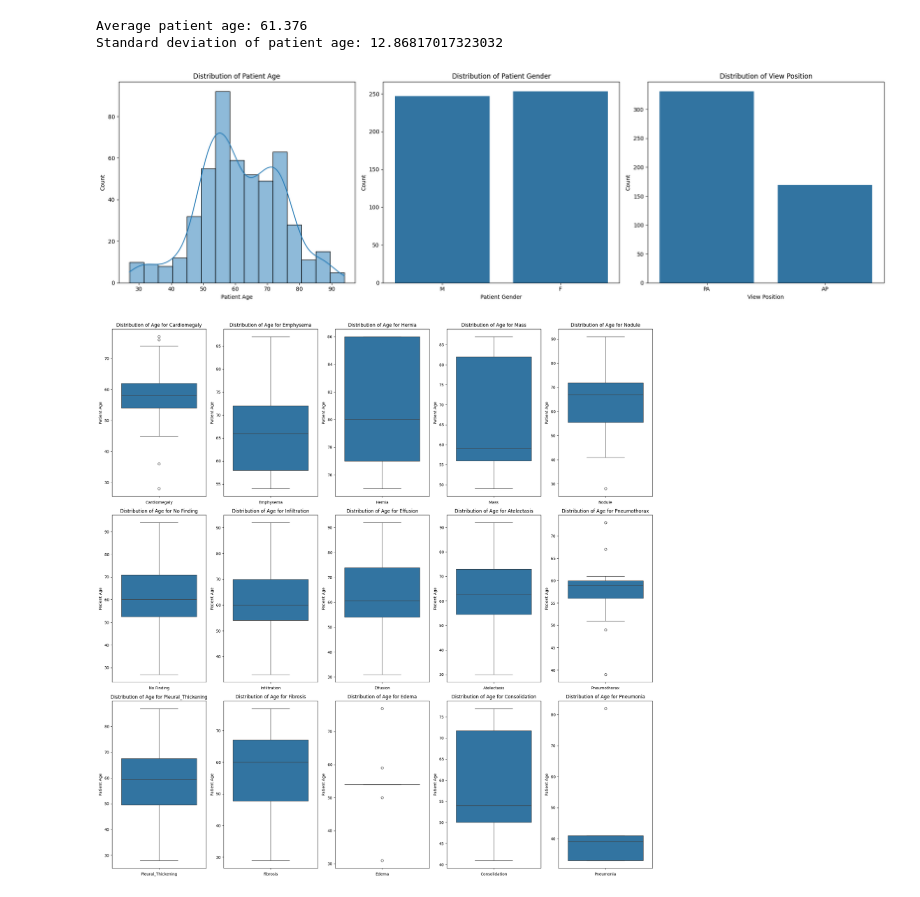
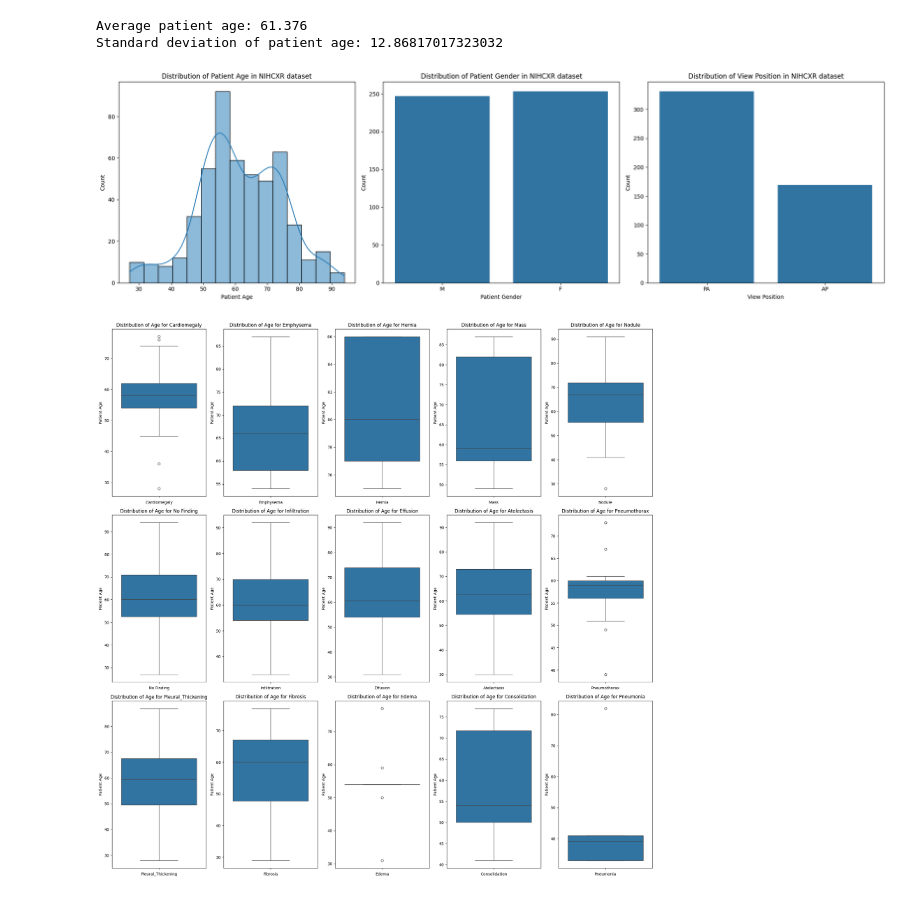
Before and after one commit to adcollin/COVID-detection-from-XRay, a Jupyter notebook: Data/NIHCXR/NIHCXR_EDA.ipynb, the cells around one changed output. Saved outputs shown, nothing was run; the diff lists cells and outputs as text; code cells hidden in the pictures.

```diff
--- a/Data/NIHCXR/NIHCXR_EDA.ipynb
+++ b/Data/NIHCXR/NIHCXR_EDA.ipynb
@@ -291,30 +291,30 @@ Standard deviation of patient age: 12.86817017323032
 # %%
 # Create a grid of subplots
 fig, axes = plt.subplots(nrows=1, ncols=3, figsize=(20, 6))
 
 # Create count plots or histograms for patient age, patient gender, and view position
 sns.histplot(data=df_labels_500, x='Patient Age', ax=axes[0], kde=True)
-axes[0].set_title('Distribution of Patient Age')
+axes[0].set_title('Distribution of Patient Age in NIHCXR dataset')
 axes[0].set_xlabel('Patient Age')
 axes[0].set_ylabel('Count')
 
 sns.countplot(data=df_labels_500, x='Patient Gender', ax=axes[1])
-axes[1].set_title('Distribution of Patient Gender')
+axes[1].set_title('Distribution of Patient Gender in NIHCXR dataset')
 axes[1].set_xlabel('Patient Gender')
 axes[1].set_ylabel('Count')
 
 sns.countplot(data=df_labels_500, x='View Position', ax=axes[2])
-axes[2].set_title('Distribution of View Position')
+axes[2].set_title('Distribution of View Position in NIHCXR dataset')
 axes[2].set_xlabel('View Position')
 axes[2].set_ylabel('Count')
 
 # Adjust layout
 plt.tight_layout()
 
 # Show the plot
 plt.show()
 # %% [output]
-[figure, old version]
+[figure, new version]
 # %%
 # Create boxplots to compare the distribution of age for different findings
 # Create a grid of subplots
```
Also changed, not shown: parts of 5 cells of this notebook.
